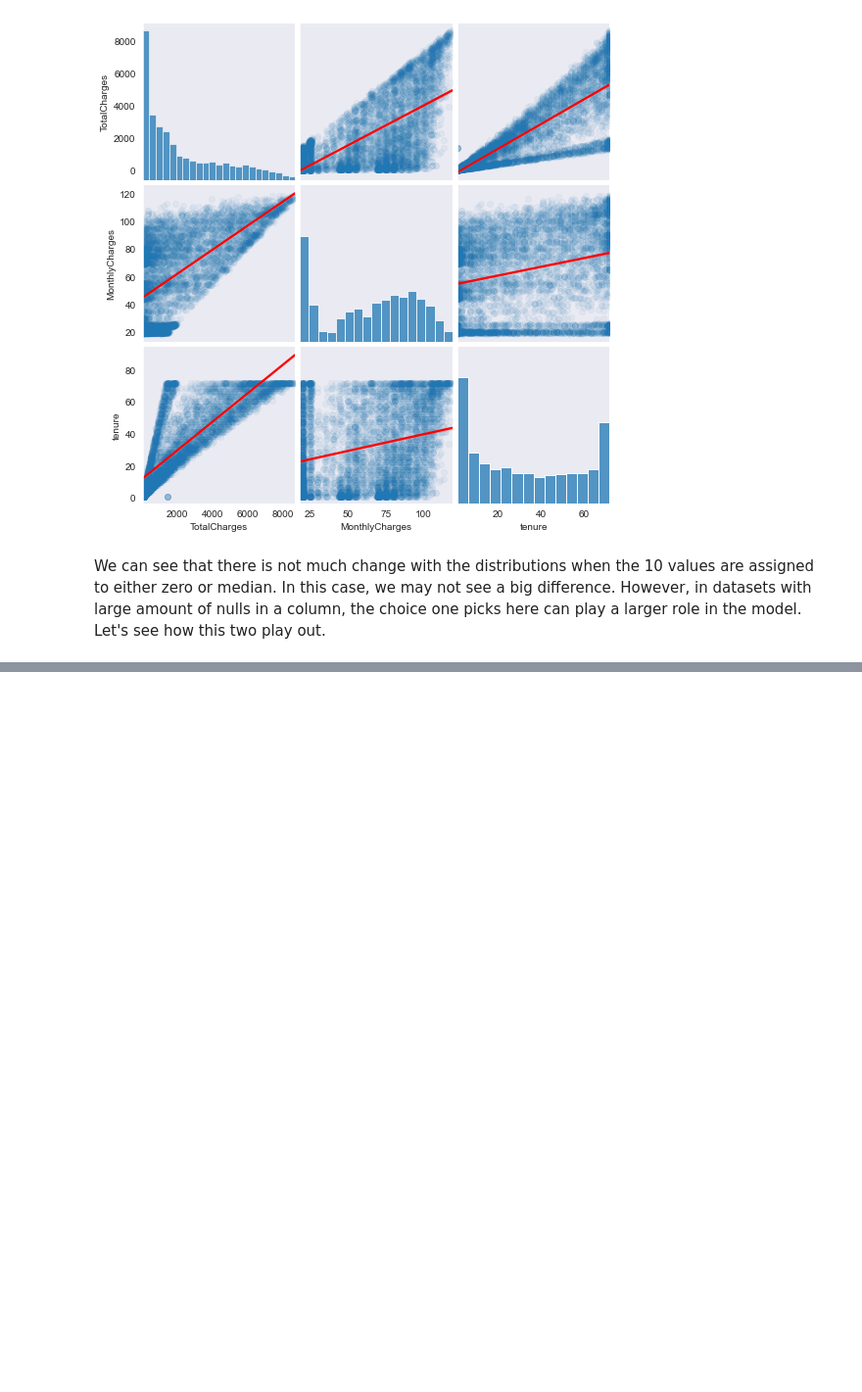
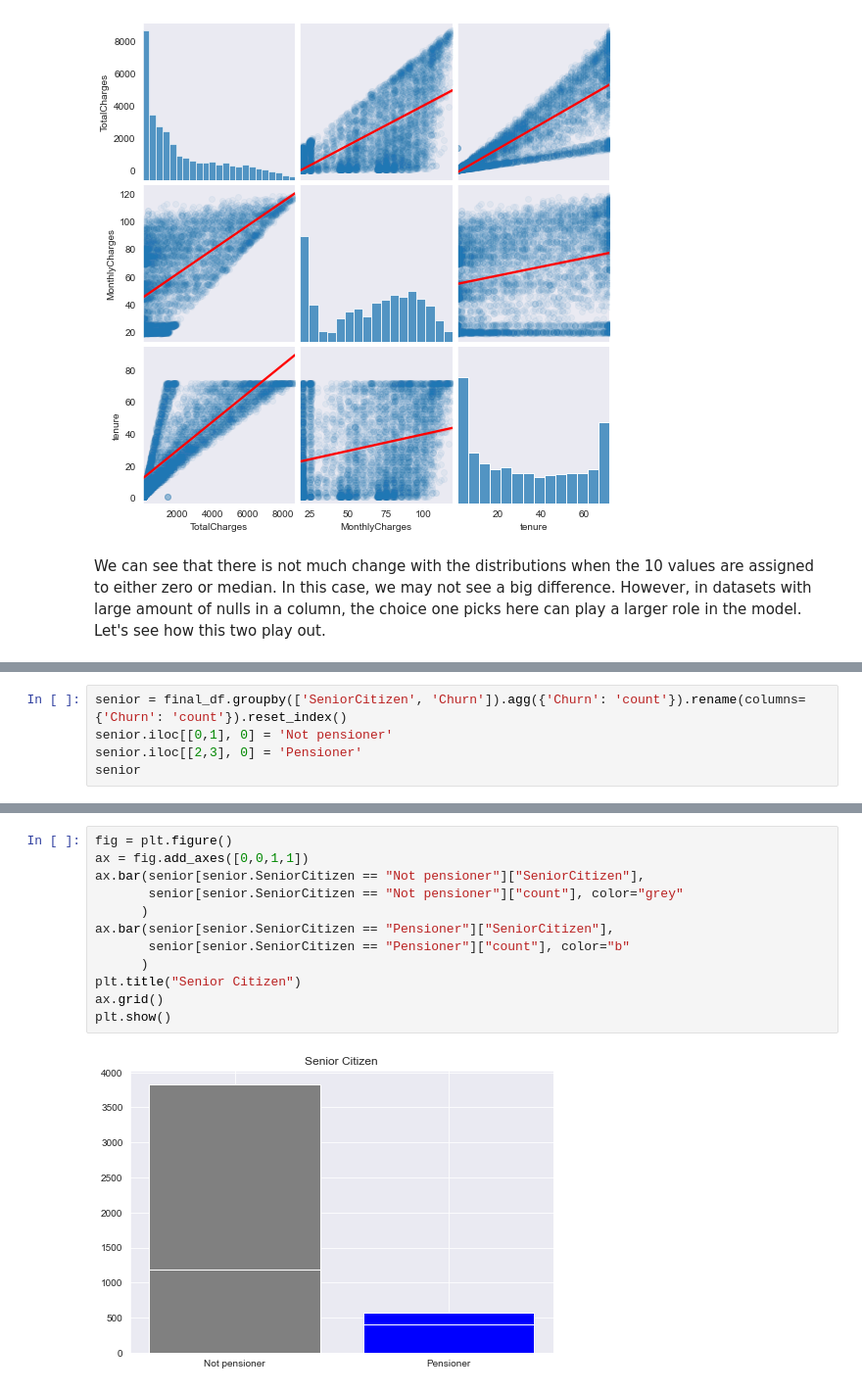
Before and after one commit to dwsmith1983/teleco_churn_kaggle, a Jupyter notebook: Teleco_Churn_Kaggle.ipynb, the cells around one changed output, grey strips where cells are left out. Shown at 98% size. Saved outputs shown, nothing was run; the diff lists cells and outputs as text; blank space fills up the shorter version.

```diff
--- a/Teleco_Churn_Kaggle.ipynb
+++ b/Teleco_Churn_Kaggle.ipynb
@@ -382,0 +436,5 @@ We can see that there is not much change with the distributions when the 10 valu
+# %%
+senior = final_df.groupby(['SeniorCitizen', 'Churn']).agg({'Churn': 'count'}).rename(columns={'Churn': 'count'}).reset_index()
+senior.iloc[[0,1], 0] = 'Not pensioner'
+senior.iloc[[2,3], 0] = 'Pensioner'
+senior
@@ -382,0 +447,14 @@ We can see that there is not much change with the distributions when the 10 valu
+# %%
+fig = plt.figure()
+ax = fig.add_axes([0,0,1,1])
+ax.bar(senior[senior.SeniorCitizen == "Not pensioner"]["SeniorCitizen"],
+       senior[senior.SeniorCitizen == "Not pensioner"]["count"], color="grey"
+      )
+ax.bar(senior[senior.SeniorCitizen == "Pensioner"]["SeniorCitizen"],
+       senior[senior.SeniorCitizen == "Pensioner"]["count"], color="b"
+      )
+plt.title("Senior Citizen")
+ax.grid()
+plt.show()
+# %% [output]
+[figure, added]
```
Also changed, not shown: parts of 14 cells of this notebook.
